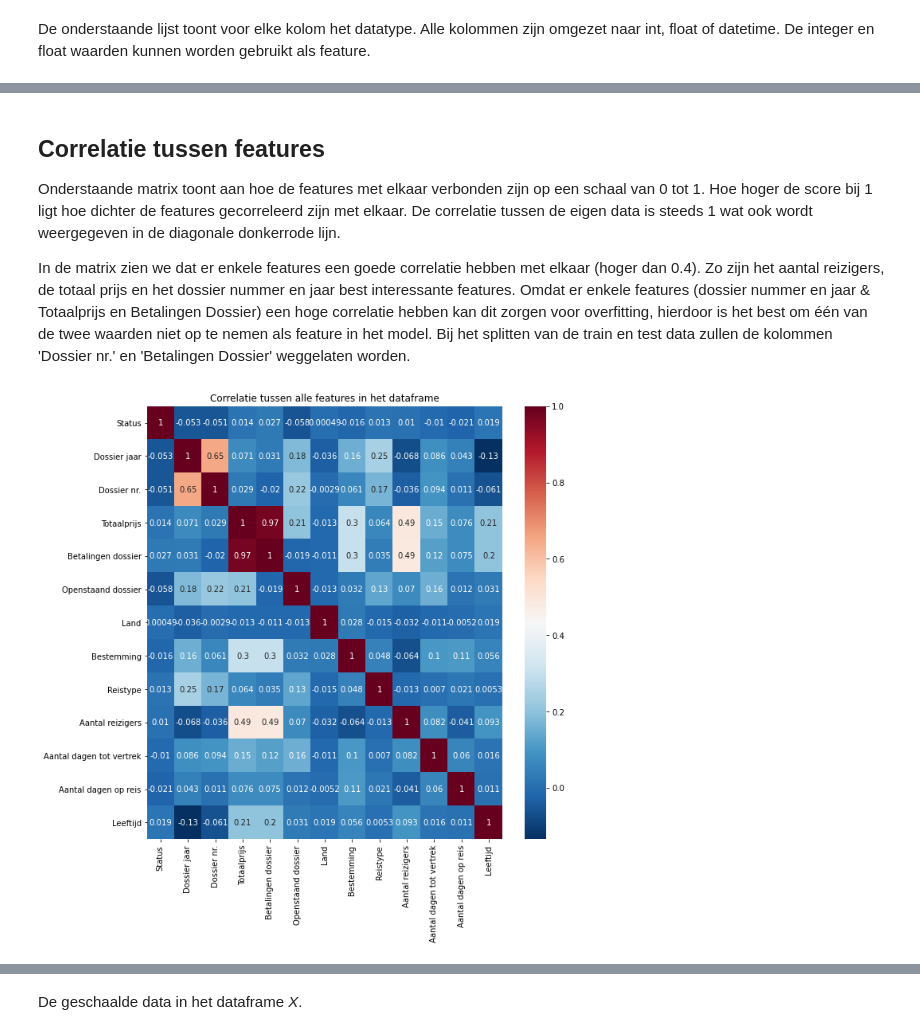
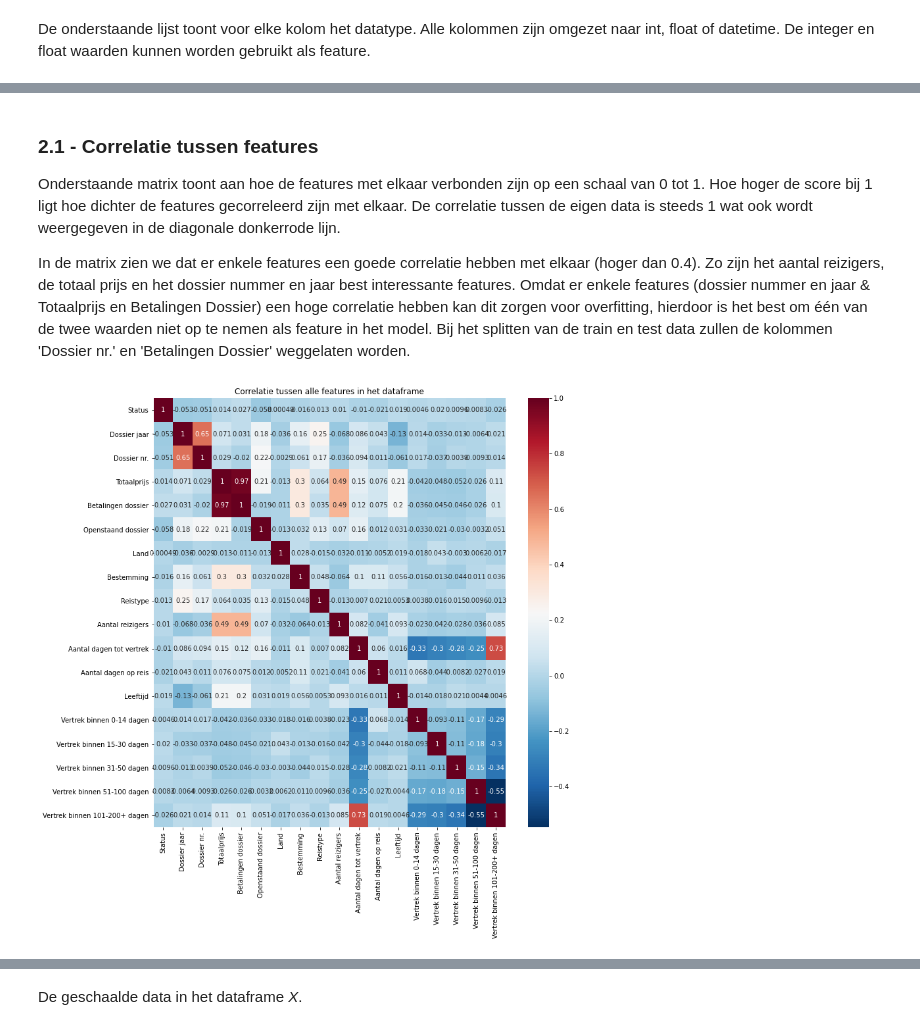
Before and after one commit to Xevro/data-science-in-python, a Jupyter notebook: Project Data Science/louis.dhont/project-deel-2.ipynb, the cells around one changed output, grey strips where cells are left out. Cells and saved outputs as stored; diff of their text form; code cells hidden in the pictures.

```diff
--- a/Project Data Science/louis.dhont/project-deel-2.ipynb
+++ b/Project Data Science/louis.dhont/project-deel-2.ipynb
@@ -308,3 +314,10 @@ features['Bestemming'] = features['Bestemming'].astype(int)
+# %%
+
+features['Vertrek binnen 0-14 dagen'] = (features['Aantal dagen tot vertrek'] <= 14)
+features['Vertrek binnen 15-30 dagen'] = ((features['Aantal dagen tot vertrek'] >= 15) & (features['Aantal dagen tot vertrek'] <= 30))
+features['Vertrek binnen 31-50 dagen'] = ((features['Aantal dagen tot vertrek'] >= 31) & (features['Aantal dagen tot vertrek'] <= 50))
+features['Vertrek binnen 51-100 dagen'] = ((features['Aantal dagen tot vertrek'] >= 50) & (features['Aantal dagen tot vertrek'] <= 100))
+features['Vertrek binnen 101-200+ dagen'] = ((features['Aantal dagen tot vertrek'] >= 101))
 # %% [markdown]
 De onderstaande lijst toont voor elke kolom het datatype. Alle kolommen zijn omgezet naar int, float of datetime. De integer en float waarden kunnen worden gebruikt als feature.
 # %%
@@ -367,15 +385,15 @@ Enkele interessante features die in de dataset te vinden zijn:
 # %% [markdown]
-## Correlatie tussen features
+### 2.1 - Correlatie tussen features
 
 Onderstaande matrix toont aan hoe de features met elkaar verbonden zijn op een schaal van 0 tot 1. Hoe hoger de score bij 1 ligt hoe dichter de features gecorreleerd zijn met elkaar. De correlatie tussen de eigen data is steeds 1 wat ook wordt weergegeven in de diagonale donkerrode lijn.
 
 In de matrix zien we dat er enkele features een goede correlatie hebben met elkaar (hoger dan 0.4).
 Zo zijn het aantal reizigers, de totaal prijs en het dossier nummer en jaar best interessante features. Omdat er enkele features (dossier nummer en jaar & Totaalprijs en Betalingen Dossier) een hoge correlatie hebben kan dit zorgen voor overfitting, hierdoor is het best om één van de twee waarden niet op te nemen als feature in het model. Bij het splitten van de train en test data zullen de kolommen 'Dossier nr.' en 'Betalingen Dossier' weggelaten worden.
 # %%
-plt.figure(figsize=(10, 10))
+plt.figure(figsize=(12, 12))
 plt.title('Correlatie tussen alle features in het dataframe')
 seaborn.heatmap((features).corr(), annot=True, cmap="RdBu_r")
 plt.show();
 # %% [output]
-[figure, old version]
+[figure, new version]
 # %% [markdown]
```
Also changed, not shown: parts of 53 cells of this notebook.
